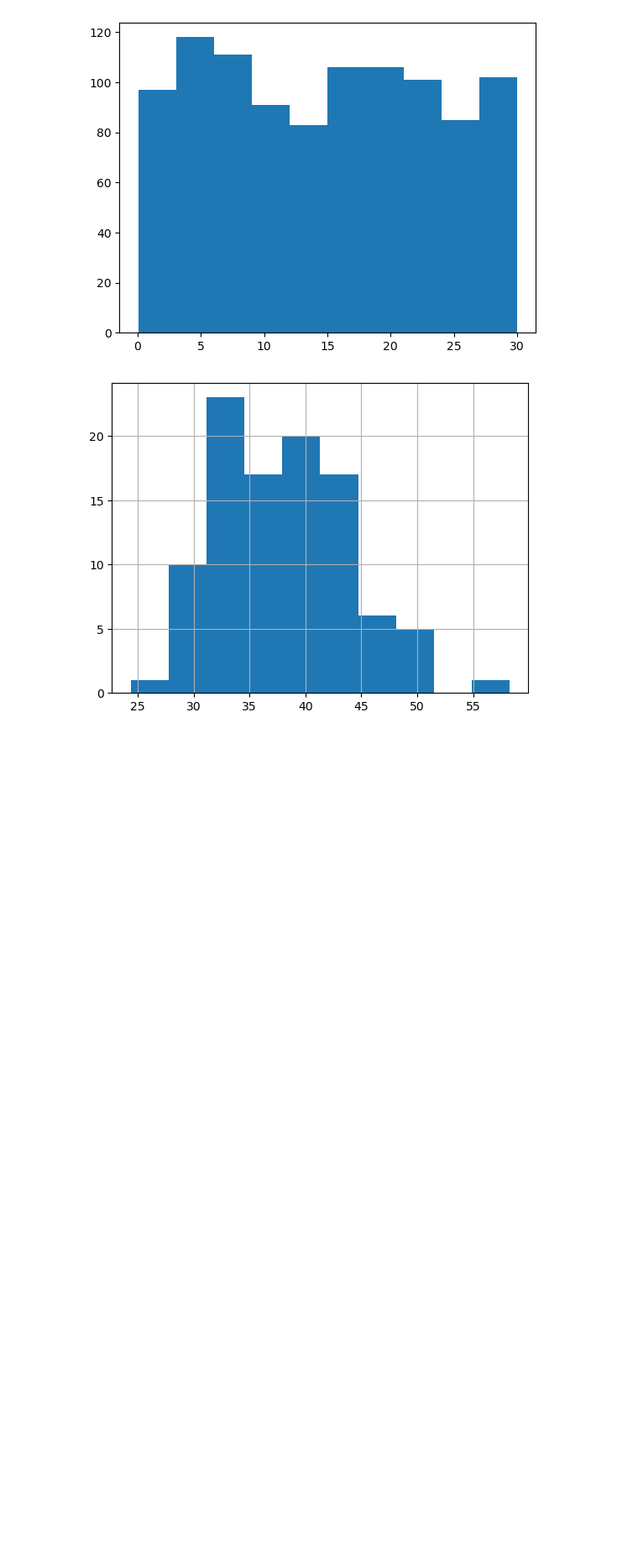
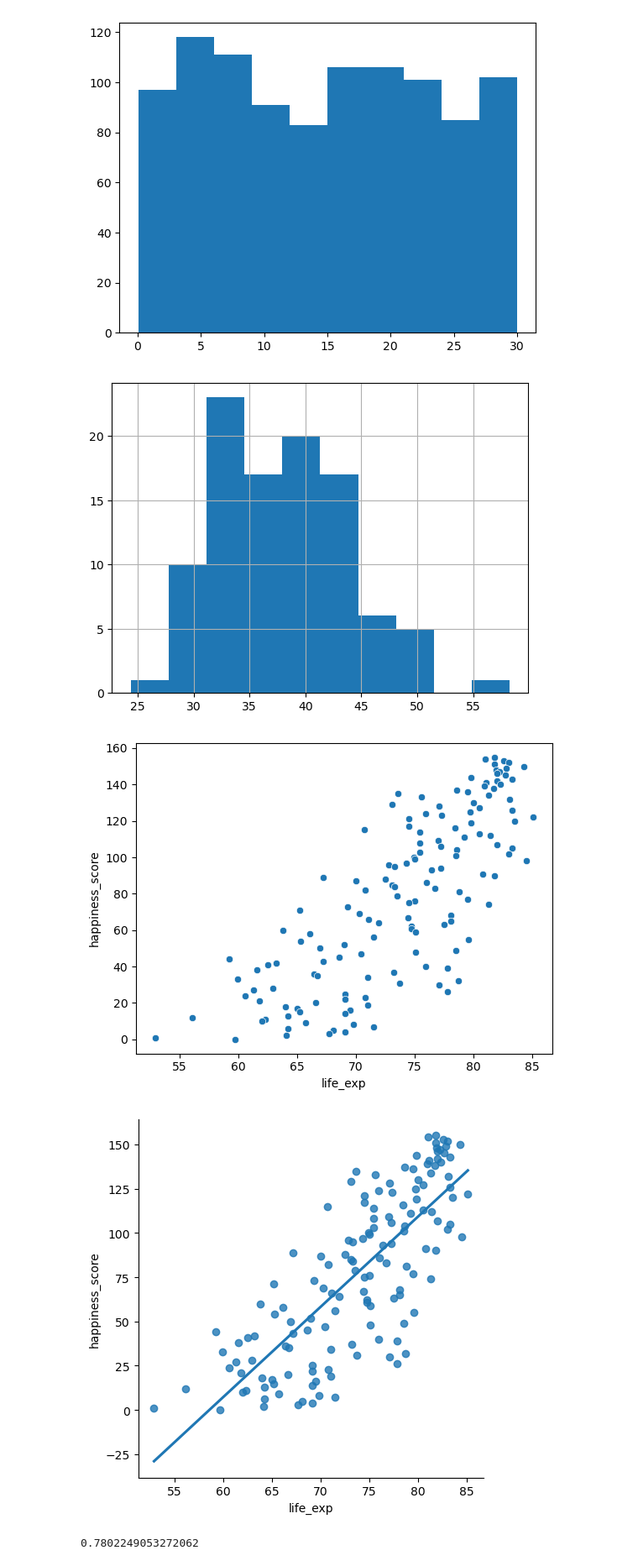
Before and after one commit to luphone04/DataScience, a Jupyter notebook: Week8/W7 - Data Sets/Week7.ipynb, the cells around one changed output. Shown at 84% size. Saved outputs shown, nothing was run; the diff lists cells and outputs as text; code cells hidden in the pictures; blank space fills up the shorter version.

```diff
--- a/Week8/W7 - Data Sets/Week7.ipynb
+++ b/Week8/W7 - Data Sets/Week7.ipynb
@@ -223,3 +224,15 @@ sample_means_series.hist()
 plt.show()
 # %% [output]
 [figure]
+# %%
+world_happiness = pd.read_csv('world_happiness.csv')
+sns.scatterplot(x='life_exp', y='happiness_score', data=world_happiness)
+plt.show()
+sns.lmplot(x='life_exp', y='happiness_score', data=world_happiness, ci=None)
+plt.show()
+cor = world_happiness['life_exp'].corr(world_happiness['happiness_score'])
+print(cor)
+# %% [output]
+[figure, added]
+[figure, added]
+0.7802249053272062
```
Also changed, not shown: parts of 6 cells of this notebook, 7 other files.
